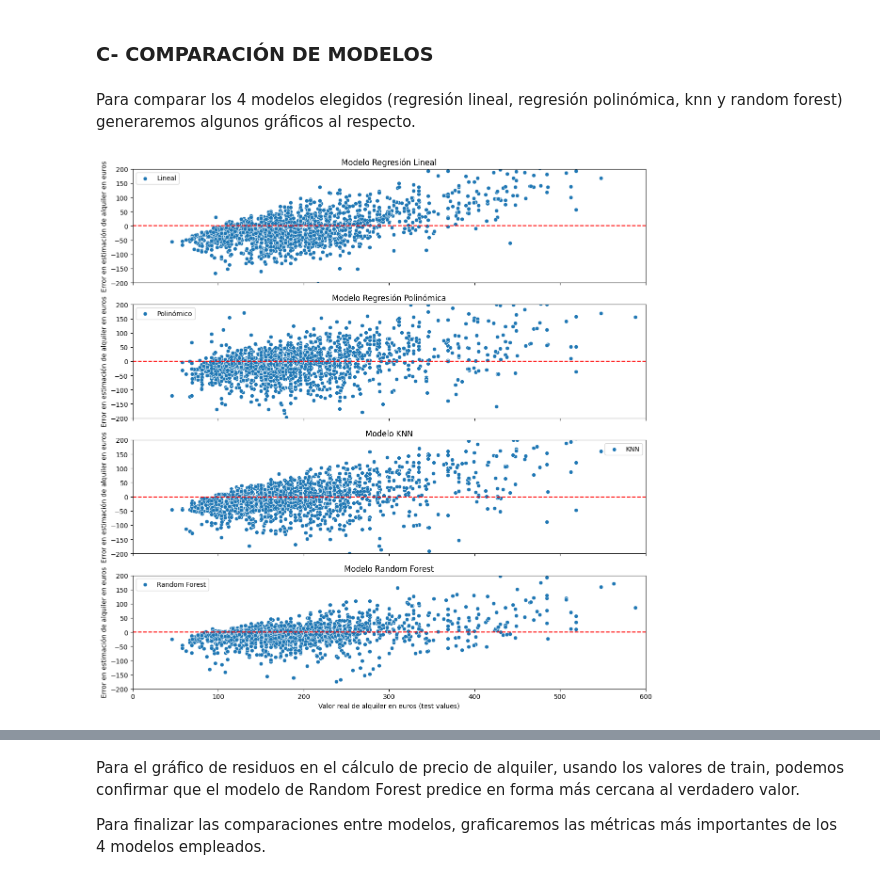
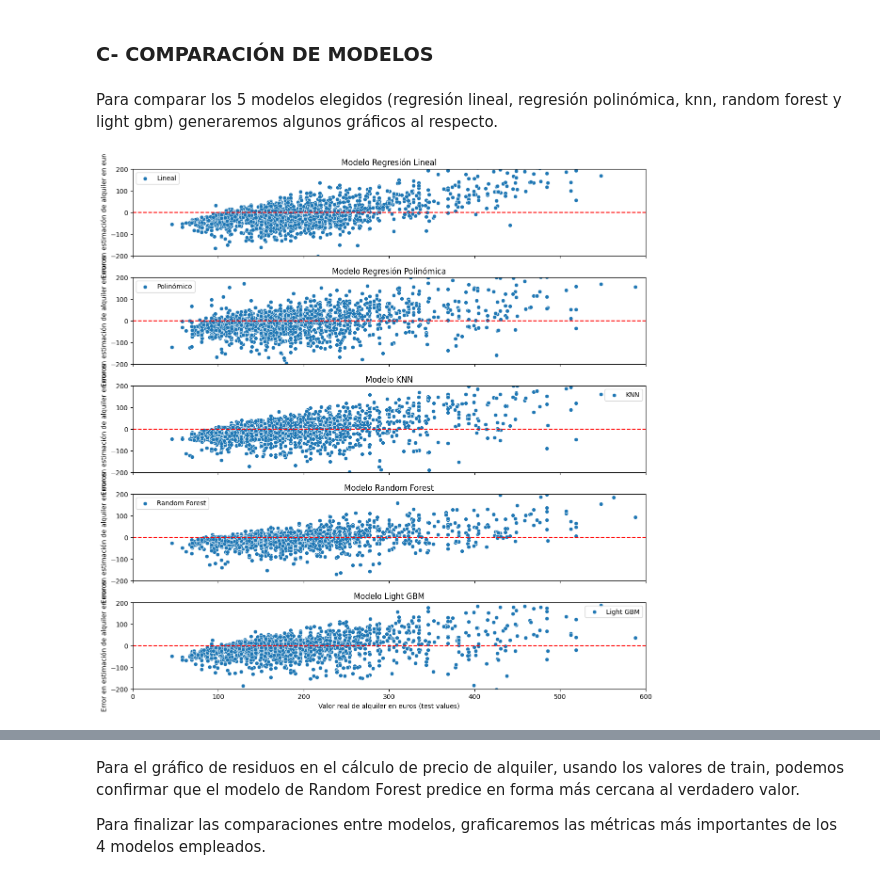
Before and after one commit to tekluis/CoderHouse, a Jupyter notebook: 7-PRIMERAENTREGA_TEK.ipynb, the cells around one changed output, grey strips where cells are left out. Drawn from its saved outputs; the diff is of its cells as text; code cells hidden in the pictures.

```diff
--- a/7-PRIMERAENTREGA_TEK.ipynb
+++ b/7-PRIMERAENTREGA_TEK.ipynb
@@ -98,9 +98,8 @@ Para terminar con la preparación de datos, procederemos a codificar las variabl
 # %%
 day_hot_encoded = pd.get_dummies(df['Day'], prefix='Day')
 room_type_hot_encoded = pd.get_dummies(df['Room_Type'], prefix='Room_Type')
-city_type_hot_encoded = pd.get_dummies(df['City'], prefix='City')
 
-df_encoded = pd.concat([df, day_hot_encoded, room_type_hot_encoded, city_type_hot_encoded], axis=1)
+df_encoded = pd.concat([df, day_hot_encoded, room_type_hot_encoded], axis=1)
 
 df_encoded
 # %% [output]
@@ -760,54 +826,62 @@ De la misma manera, los valores de r2 mejoran a 52% para los valores de test y a
 # %% [markdown]
 ### C- COMPARACIÓN DE MODELOS
 # %% [markdown]
-Para comparar los 4 modelos elegidos (regresión lineal, regresión polinómica, knn y random forest) generaremos algunos gráficos al respecto.
+Para comparar los 5 modelos elegidos (regresión lineal, regresión polinómica, knn, random forest y light gbm) generaremos algunos gráficos al respecto.
 # %%
 residuos_test_lr = y_test - y_pred_lr
 residuos_test_poly = y_test - y_pred_poly
 residuos_test_knn = y_test - y_pred_knn
 residuos_test_rf = y_test - y_pred_rf
+residuos_test_lgb = y_test - y_pred_lgb
 
 residuos_test_graf = {
     'residuos_test_lr': residuos_test_lr,
     'residuos_test_poly': residuos_test_poly,
     'residuos_test_knn': residuos_test_knn,
     'residuos_test_rf': residuos_test_rf,
+    'residuos_test_lgb': residuos_test_lgb,
     'y_test': y_test
 }
 
 
 df_residuos_test_graf = pd.DataFrame(residuos_test_graf)
 
-fig, ax = plt.subplots(4, 1, figsize=(12, 12), sharex=True)
+fig, ax = plt.subplots(5, 1, figsize=(12, 12), sharex=True)
 
 sns.scatterplot(data=df_residuos_test_graf, x='y_test', y='residuos_test_lr', label='Lineal', ax=ax[0])
 ax[0].set_ylim(-200, 200)
 ax[0].set_ylabel('Error en estimación de alquiler en euros')
 ax[0].set_title('Modelo Regresión Lineal')
 ax[0].plot([0, 600], [0, 0], color='red', linestyle='--')
 
 sns.scatterplot(data=df_residuos_test_graf, x='y_test', y='residuos_test_poly', label='Polinómico', ax=ax[1])
 ax[1].set_ylim(-200, 200)
 ax[1].set_ylabel('Error en estimación de alquiler en euros')
 ax[1].set_title('Modelo Regresión Polinómica')
 ax[1].plot([0, 600], [0, 0], color='red', linestyle='--')
 
 sns.scatterplot(data=df_residuos_test_graf, x='y_test', y='residuos_test_knn', label='KNN', ax=ax[2])
 ax[2].set_ylim(-200, 200)
 ax[2].set_ylabel('Error en estimación de alquiler en euros')
 ax[2].set_title('Modelo KNN')
 ax[2].plot([0, 600], [0, 0], color='red', linestyle='--')
 
 sns.scatterplot(data=df_residuos_test_graf, x='y_test', y='residuos_test_rf', label='Random Forest', ax=ax[3])
 ax[3].set_ylim(-200, 200)
 ax[3].set_ylabel('Error en estimación de alquiler en euros')
 ax[3].set_title('Modelo Random Forest')
 ax[3].plot([0, 600], [0, 0], color='red', linestyle='--')
-ax[3].set_xlim(0, 600)
-ax[3].set_xlabel('Valor real de alquiler en euros (test values)')
+
+sns.scatterplot(data=df_residuos_test_graf, x='y_test', y='residuos_test_lgb', label='Light GBM', ax=ax[4])
+ax[4].set_ylim(-200, 200)
+ax[4].set_ylabel('Error en estimación de alquiler en euros')
+ax[4].set_title('Modelo Light GBM')
+ax[4].plot([0, 600], [0, 0], color='red', linestyle='--')
+ax[4].set_xlim(0, 600)
+ax[4].set_xlabel('Valor real de alquiler en euros (test values)')
 
 plt.tight_layout()
 plt.show()
 # %% [output]
-[figure, old version]
+[figure, new version]
 # %% [markdown]
```
Also changed, not shown: parts of 14 cells of this notebook, 1 other file.
